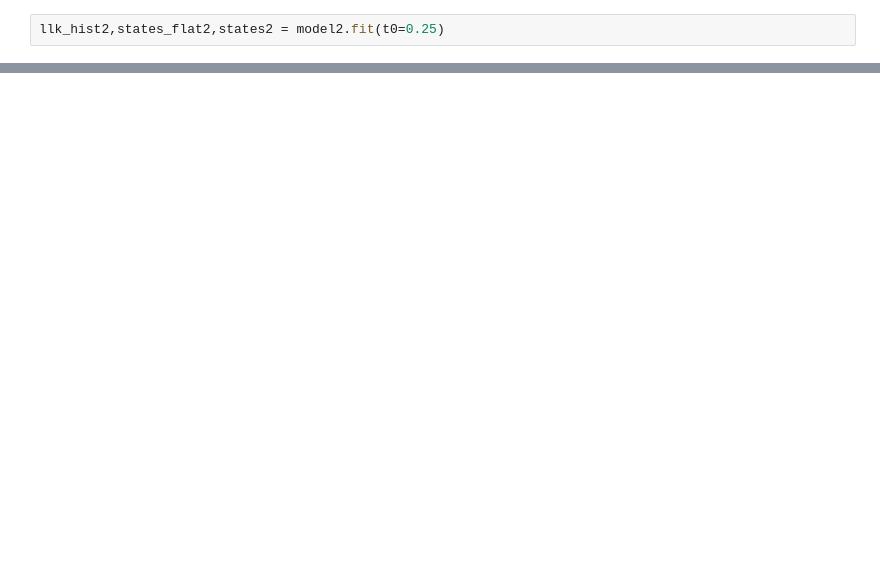
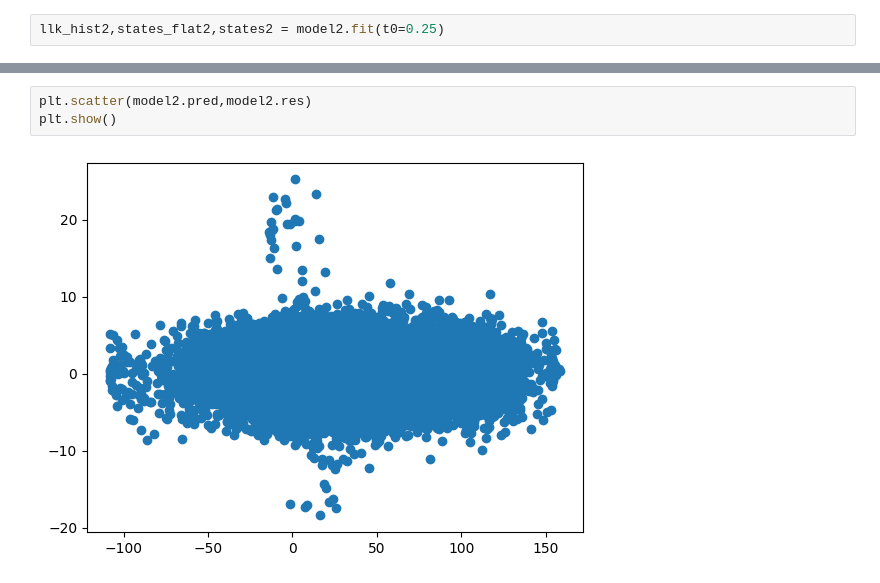
Before and after one commit to JoKra1/mssm, a Jupyter notebook: tutorials/2) IR GAMMs.ipynb, the cells around one changed output, grey strips where cells are left out. Drawn from its saved outputs; the diff is of its cells as text; blank space fills up the shorter version.

```diff
--- a/tutorials/2) IR GAMMs.ipynb
+++ b/tutorials/2) IR GAMMs.ipynb
@@ -283,0 +284,5 @@ plt.show()
+# %%
+plt.scatter(model2.pred,model2.res)
+plt.show()
+# %% [output]
+[figure, added]
```
Also changed, not shown: parts of 9 cells of this notebook, 1 other file.
